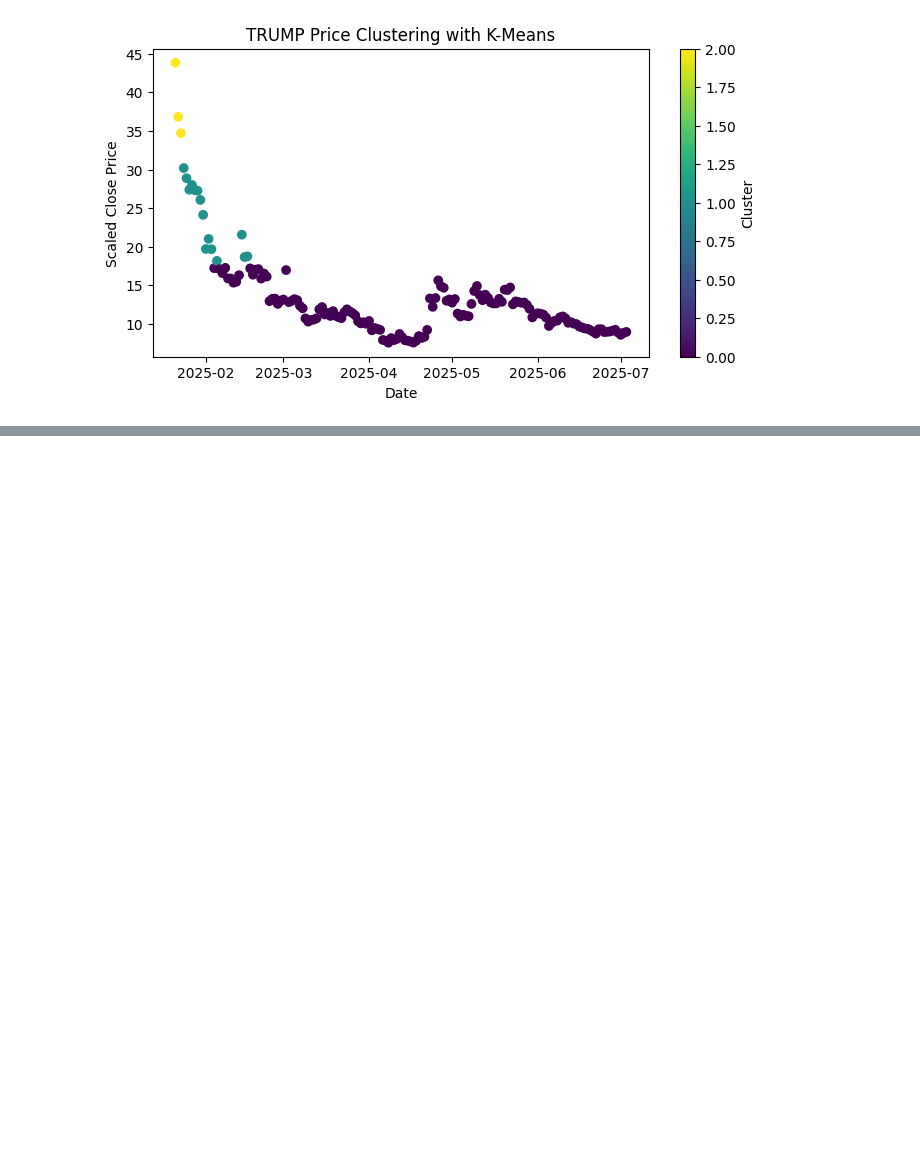
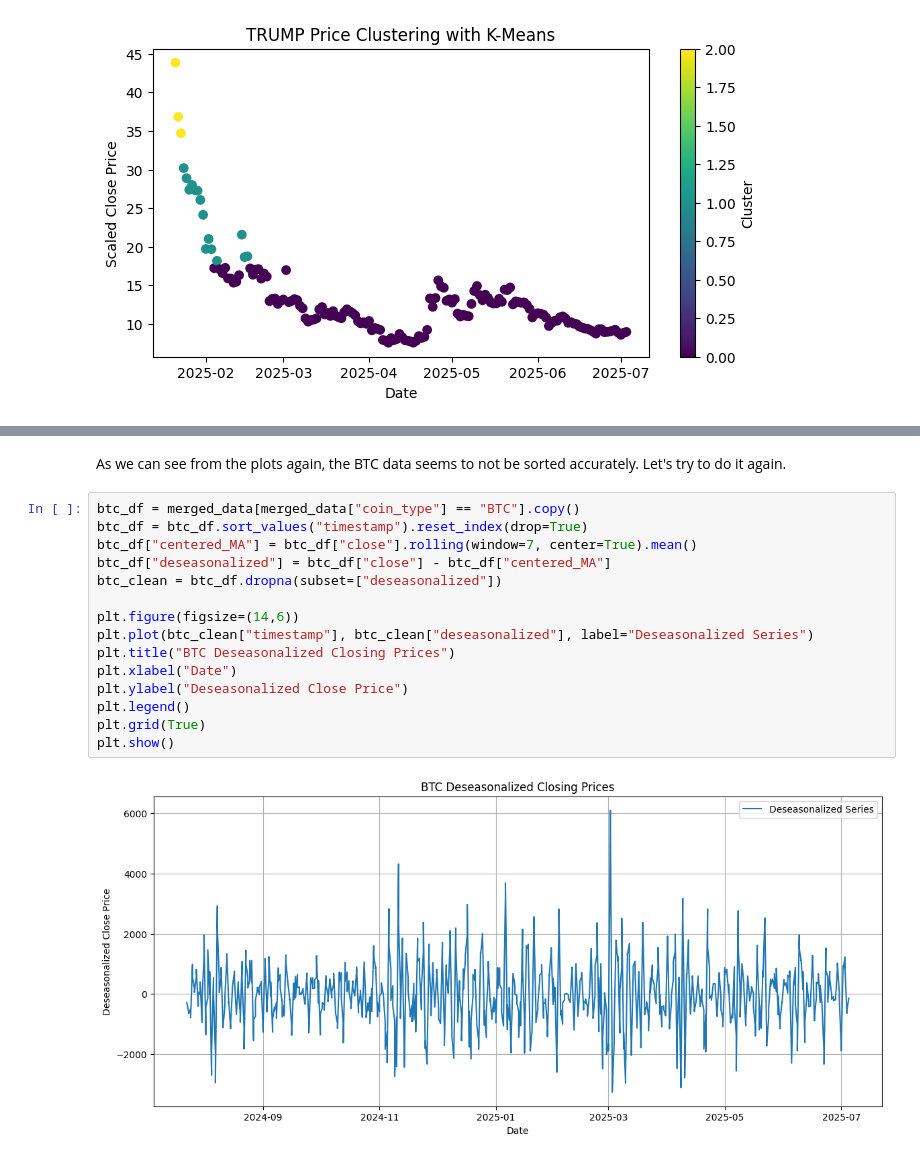
Before and after one commit to Eris-Leksi/-TRUMP-sentiment-analysis, a Jupyter notebook: script.ipynb, the cells around one changed output, grey strips where cells are left out. Cells and saved outputs as stored; diff of their text form; blank space fills up the shorter version.

```diff
--- a/script.ipynb
+++ b/script.ipynb
@@ -365,0 +521,19 @@ K-Means successfully clustered TRUMP and LINK closing prices into three distinct
+# %% [markdown]
+As we can see from the plots again, the BTC data seems to not be sorted accurately. Let's try to do it again.
+# %%
+btc_df = merged_data[merged_data["coin_type"] == "BTC"].copy()
+btc_df = btc_df.sort_values("timestamp").reset_index(drop=True)
+btc_df["centered_MA"] = btc_df["close"].rolling(window=7, center=True).mean()
+btc_df["deseasonalized"] = btc_df["close"] - btc_df["centered_MA"]
+btc_clean = btc_df.dropna(subset=["deseasonalized"])
+
+plt.figure(figsize=(14,6))
+plt.plot(btc_clean["timestamp"], btc_clean["deseasonalized"], label="Deseasonalized Series")
+plt.title("BTC Deseasonalized Closing Prices")
+plt.xlabel("Date")
+plt.ylabel("Deseasonalized Close Price")
+plt.legend()
+plt.grid(True)
+plt.show()
+# %% [output]
+[figure, added]
```
Also changed, not shown: parts of 25 cells of this notebook, 1 other file.
